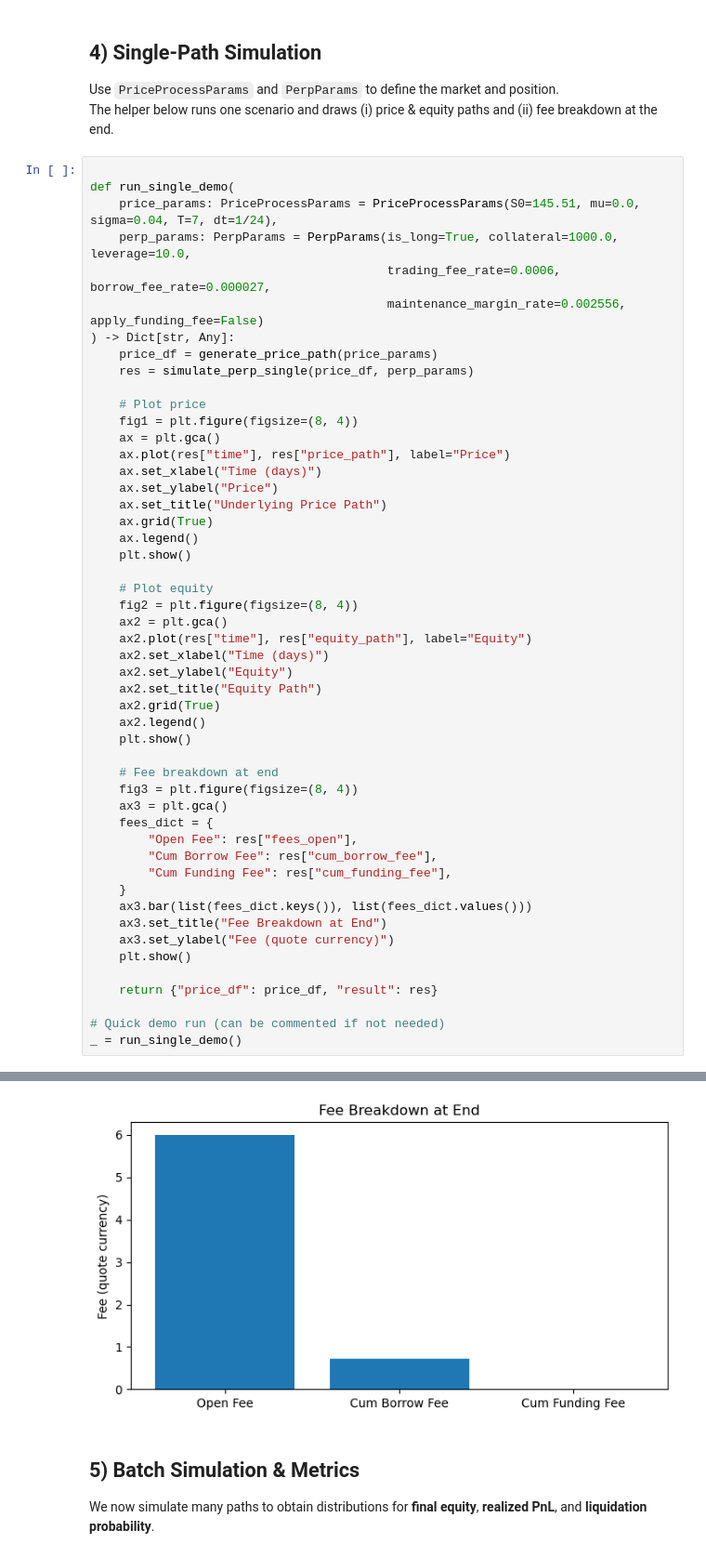
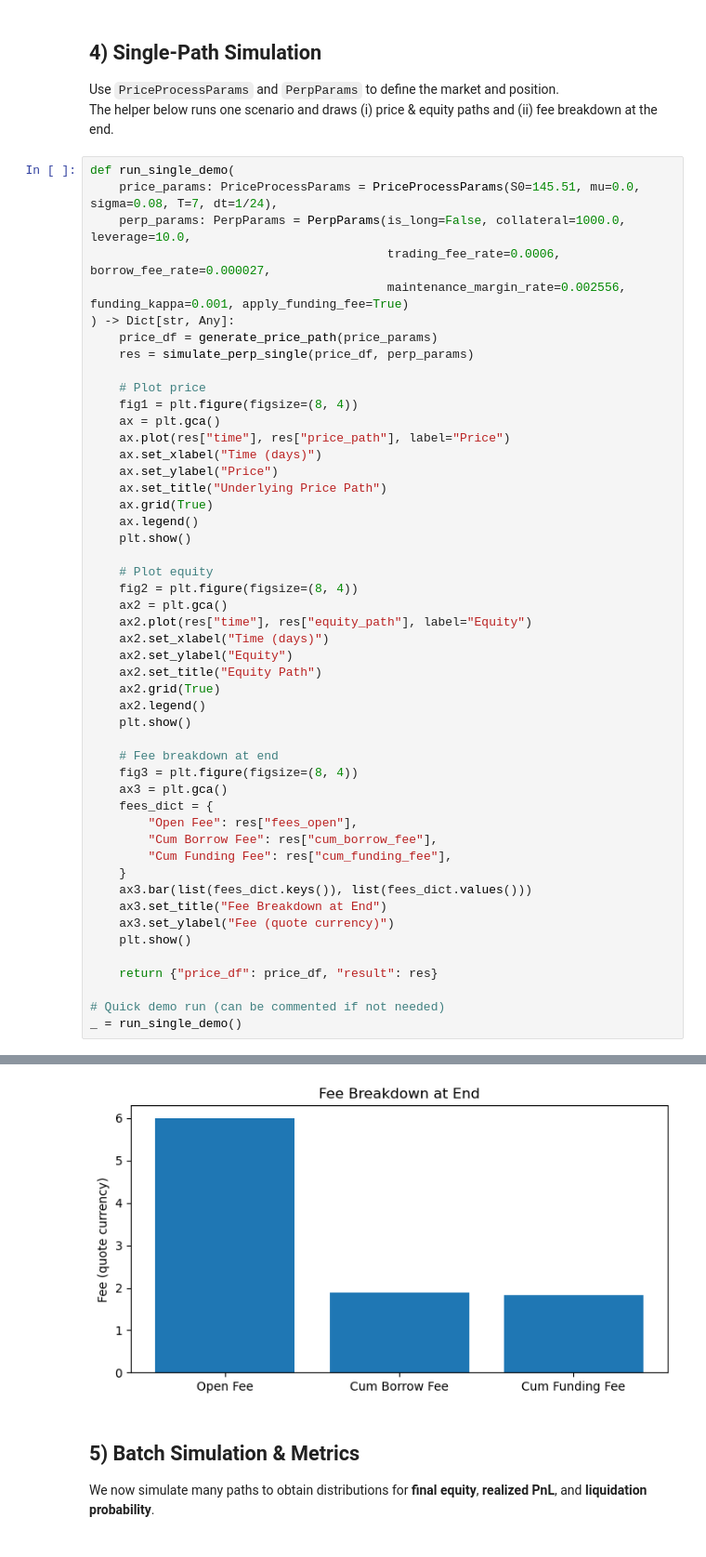
Before and after one commit to LucaPennella/sok-defi-derivatives, a Jupyter notebook: Perpetuals-Simulation-Notebook.ipynb, the cells around one changed output, grey strips where cells are left out. Shown at 93% size. Saved outputs shown, nothing was run; the diff lists cells and outputs as text.

```diff
--- a/Perpetuals-Simulation-Notebook.ipynb
+++ b/Perpetuals-Simulation-Notebook.ipynb
@@ -237,12 +276,11 @@ def simulate_perp_single(price_df: pd.DataFrame, perp: PerpParams) -> Dict[str,
 Use `PriceProcessParams` and `PerpParams` to define the market and position.
 The helper below runs one scenario and draws (i) price & equity paths and (ii) fee breakdown at the end.
 # %%
-
 def run_single_demo(
-    price_params: PriceProcessParams = PriceProcessParams(S0=145.51, mu=0.0, sigma=0.04, T=7, dt=1/24),
-    perp_params: PerpParams = PerpParams(is_long=True, collateral=1000.0, leverage=10.0,
+    price_params: PriceProcessParams = PriceProcessParams(S0=145.51, mu=0.0, sigma=0.08, T=7, dt=1/24),
+    perp_params: PerpParams = PerpParams(is_long=False, collateral=1000.0, leverage=10.0,
                                          trading_fee_rate=0.0006, borrow_fee_rate=0.000027,
-                                         maintenance_margin_rate=0.002556, apply_funding_fee=False)
+                                         maintenance_margin_rate=0.002556, funding_kappa=0.001, apply_funding_fee=True)
 ) -> Dict[str, Any]:
     price_df = generate_price_path(price_params)
     res = simulate_perp_single(price_df, perp_params)
@@ -292,4 +330,4 @@ _ = run_single_demo()
-[figure, old version]
+[figure, new version]
 # %% [markdown]
 
 <a id='batch'></a>
```
Also changed, not shown: parts of 11 cells of this notebook.
